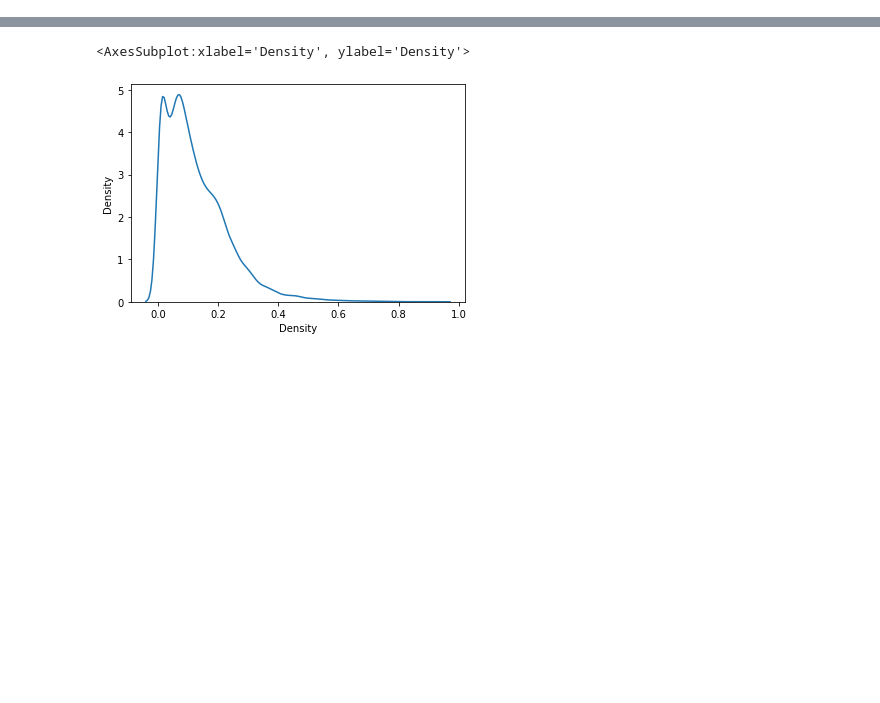
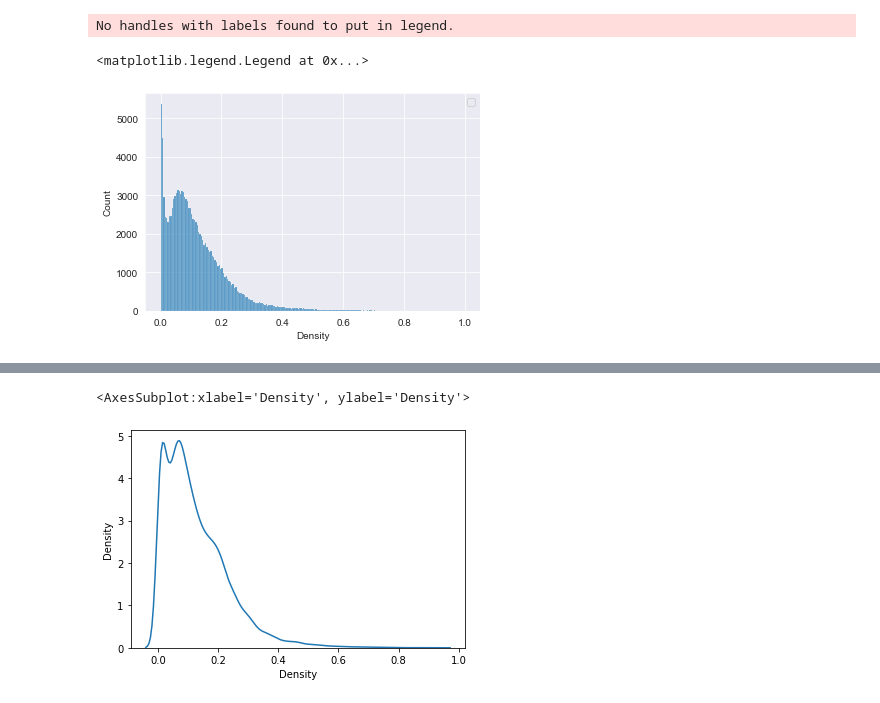
Before and after one commit to HarmoniaLeo/prophesee-automotive-dataset-toolbox, a Jupyter notebook: experiments.ipynb, the cells around one changed output, grey strips where cells are left out. Drawn from its saved outputs; the diff is of its cells as text; code cells hidden in the pictures; blank space fills up the shorter version.

```diff
--- a/experiments.ipynb
+++ b/experiments.ipynb
@@ -48,0 +33,3 @@ sns.histplot(joined["Map_y"] - joined["Map_x"])
+# %%
+den_val = pd.read_csv("/Users/harmonialeo/Downloads/gen2_val_density.csv")
+den_val.head()
@@ -48,0 +43,3 @@ sns.histplot(joined["Map_y"] - joined["Map_x"])
+# %%
+den_test = pd.read_csv("/Users/harmonialeo/Downloads/gen2_test_density.csv")
+den_test.head()
@@ -48,0 +123,7 @@ sns.histplot(joined["Map_y"] - joined["Map_x"])
+# %%
+sns.histplot(den_all["Density"])
+plt.legend()
+# %% [output]
+No handles with labels found to put in legend.
+<matplotlib.legend.Legend at 0x...>
+[figure, added]
```
Also changed, not shown: parts of 62 cells of this notebook, 1 other file.
